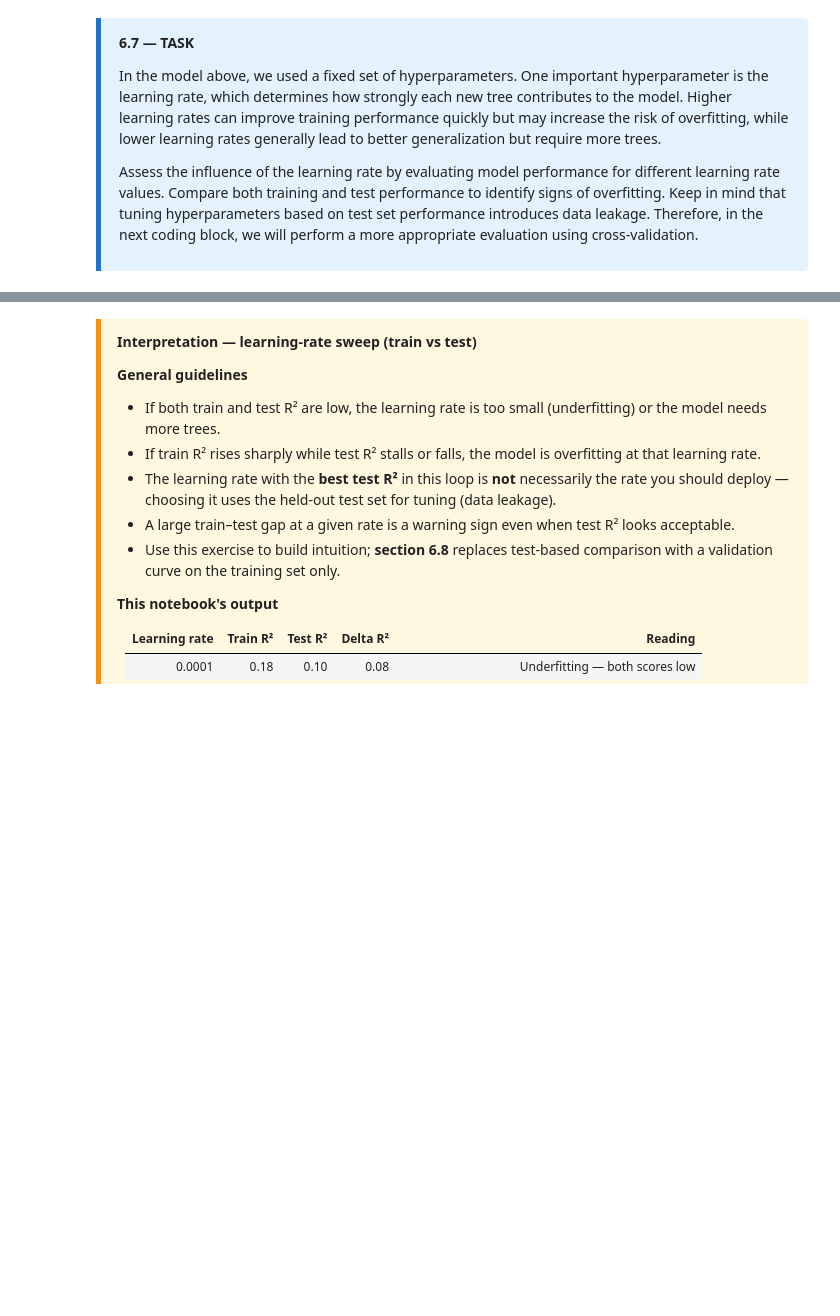
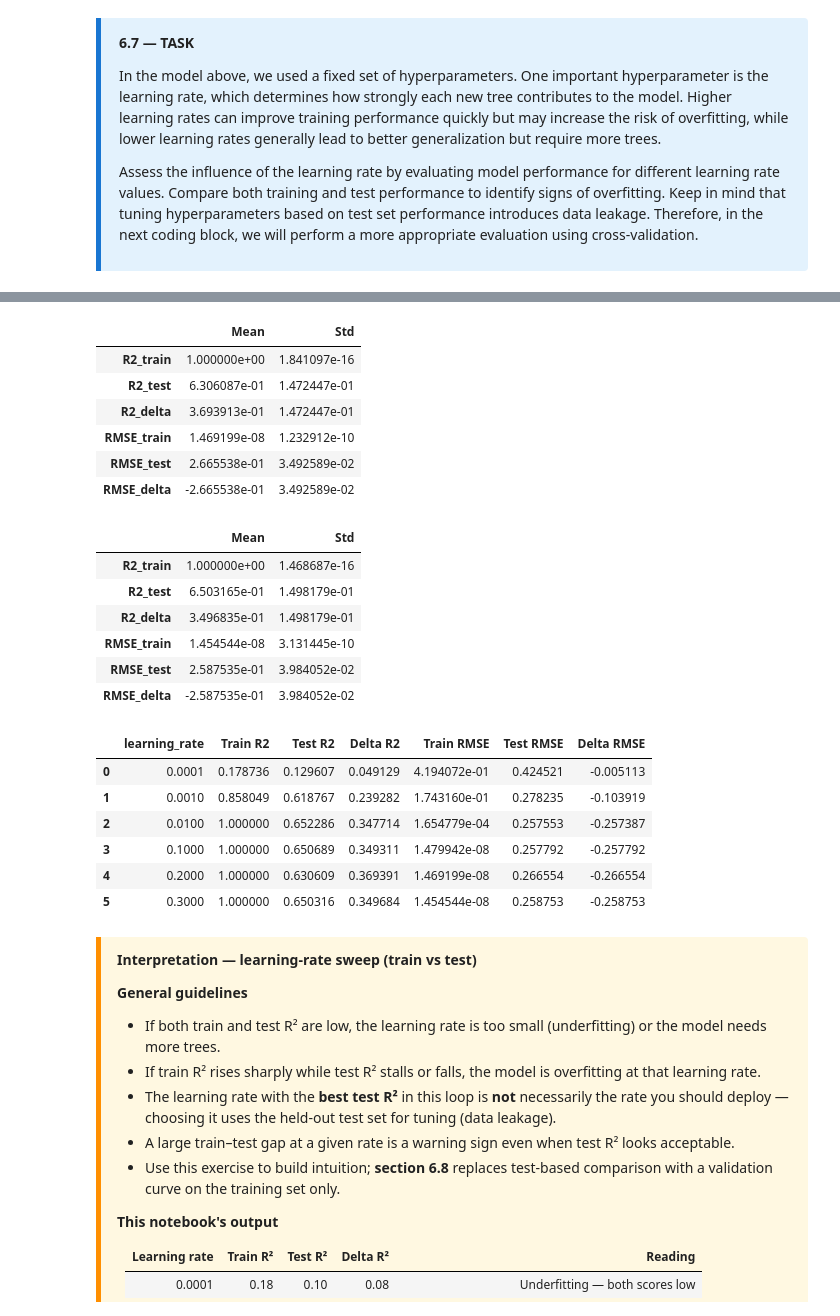
Before and after one commit to thomasvandaeleilvo/ai4as_pitfalls_in_machine_thomas, a Jupyter notebook: notebooks_code/class_01_exercise.ipynb, the cells around one changed output, grey strips where cells are left out. Cells and saved outputs as stored; diff of their text form; code cells hidden in the pictures; blank space fills up the shorter version.

```diff
--- a/notebooks_code/class_01_exercise.ipynb
+++ b/notebooks_code/class_01_exercise.ipynb
@@ -631,3 +651,22 @@ Then calculate the mean and standard deviation across folds.
 # - Request R² and RMSE scorers (RMSE may be returned negative — flip the sign)
 # - One DataFrame row per fold with train/validation metrics and deltas
 # - Aggregate mean and std across folds
+cv_results = cross_validate(gbm_1, X_train, y_train, cv=5, scoring={'r2': 'r2', 'rmse': 'neg_root_mean_squared_error'}, return_train_score=True)
+
+cv_scores = pd.DataFrame(
+    {
+
+        'R2_train': cv_results['train_r2'],
+        'R2_test': cv_results['test_r2'],
+        'R2_delta': cv_results['train_r2'] - cv_results['test_r2'],
+        'RMSE_train': -cv_results['train_rmse'],
+        'RMSE_test': -cv_results['test_rmse'],
+        'RMSE_delta': -cv_results['train_rmse'] + cv_results['test_rmse'],
+    },
+    index=[f'Fold {i}' for i in range(1, 6)],
+)
+
+cv_summary = cv_scores.agg(['mean', 'std']).T.rename(columns={'mean': 'Mean', 'std': 'Std'})
+
+display(cv_scores)
+cv_summary
@@ -677,3 +730,43 @@ Assess the influence of the learning rate by evaluating model performance for di
 # - For each rate: update params, build/fit a Pipeline, print train and test R²/RMSE
 # - Watch the train–test gap widen as learning rate increases
 # - Exploratory use of the test set here; proper tuning uses CV in the next sections
+return_train_score=True
+learning_rates = [0.0001, 0.001, 0.01, 0.1, 0.2, 0.3]
+
+params = {'n_estimators': 1000, 'max_depth': 10, 'min_samples_split': 2,
+          'learning_rate': None, 'loss': 'squared_error'}
+df_results = pd.DataFrame(columns=['learning_rate', 'Train R2', 'Test R2', 'Delta R2', 'Train RMSE', 'Test RMSE', 'Delta RMSE'])
+for lr in learning_rates:
+    params['learning_rate'] = lr
+    gbm= Pipeline(steps=[('preprocessor', preprocessor),
+                            ('regressor', GradientBoostingRegressor(**params))])
+    gbm.fit(X_train, y_train)
+    cv_results = cross_validate(gbm, X_train, y_train, cv=5, scoring={'r2': 'r2', 'rmse': 'neg_root_mean_squared_error'}, return_train_score=True)
+
+    cv_scores = pd.DataFrame(
+        {
+
+            'R2_train': cv_results['train_r2'],
+            'R2_test': cv_results['test_r2'],
+            'R2_delta': cv_results['train_r2'] - cv_results['test_r2'],
+            'RMSE_train': -cv_results['train_rmse'],
+            'RMSE_test': -cv_results['test_rmse'],
+            'RMSE_delta': -cv_results['train_rmse'] + cv_results['test_rmse'],
+        },
+        index=[f'Fold {i}' for i in range(1, 6)],
+    )
+    cv_summary = cv_scores.agg(['mean', 'std']).T.rename(columns={'mean': 'Mean', 'std': 'Std'})
+
+    row = {
+        "learning_rate": lr,
+        "Train R2": cv_summary.loc["R2_train", "Mean"],
+        "Test R2": cv_summary.loc["R2_test", "Mean"],
+        "Delta R2": cv_summary.loc["R2_delta", "Mean"],
+        "Train RMSE": cv_summary.loc["RMSE_train", "Mean"],
+        "Test RMSE": cv_summary.loc["RMSE_test", "Mean"],
+        "Delta RMSE": cv_summary.loc["RMSE_delta", "Mean"],
+    }
+    df_results.loc[len(df_results)] = row
+
+display(df_results)
+# %% [output]
@@ -680,3 +801,24 @@ Assess the influence of the learning rate by evaluating model performance for di
+|  | Mean | Std |
+| R2_train | 1.000000e+00 | 1.841097e-16 |
+| R2_test | 6.306087e-01 | 1.472447e-01 |
+| R2_delta | 3.693913e-01 | 1.472447e-01 |
+| RMSE_train | 1.469199e-08 | 1.232912e-10 |
+| RMSE_test | 2.665538e-01 | 3.492589e-02 |
+| RMSE_delta | -2.665538e-01 | 3.492589e-02 |
+|  | Mean | Std |
+| R2_train | 1.000000e+00 | 1.468687e-16 |
+| R2_test | 6.503165e-01 | 1.498179e-01 |
+| R2_delta | 3.496835e-01 | 1.498179e-01 |
+| RMSE_train | 1.454544e-08 | 3.131445e-10 |
+| RMSE_test | 2.587535e-01 | 3.984052e-02 |
+| RMSE_delta | -2.587535e-01 | 3.984052e-02 |
+|  | learning_rate | Train R2 | Test R2 | Delta R2 | Train RMSE | Test RMSE | Delta RMSE |
+| 0 | 0.0001 | 0.178736 | 0.129607 | 0.049129 | 4.194072e-01 | 0.424521 | -0.005113 |
+| 1 | 0.0010 | 0.858049 | 0.618767 | 0.239282 | 1.743160e-01 | 0.278235 | -0.103919 |
+| 2 | 0.0100 | 1.000000 | 0.652286 | 0.347714 | 1.654779e-04 | 0.257553 | -0.257387 |
+| 3 | 0.1000 | 1.000000 | 0.650689 | 0.349311 | 1.479942e-08 | 0.257792 | -0.257792 |
+| 4 | 0.2000 | 1.000000 | 0.630609 | 0.369391 | 1.469199e-08 | 0.266554 | -0.266554 |
+| 5 | 0.3000 | 1.000000 | 0.650316 | 0.349684 | 1.454544e-08 | 0.258753 | -0.258753 |
 # %% [markdown]
 <div style="background:#FFF8E1;border-left:5px solid #FF8F00;padding:12px 16px;margin:10px 0;border-radius:0 4px 4px 0;">
 
```
Also changed, not shown: parts of 5 cells of this notebook.
